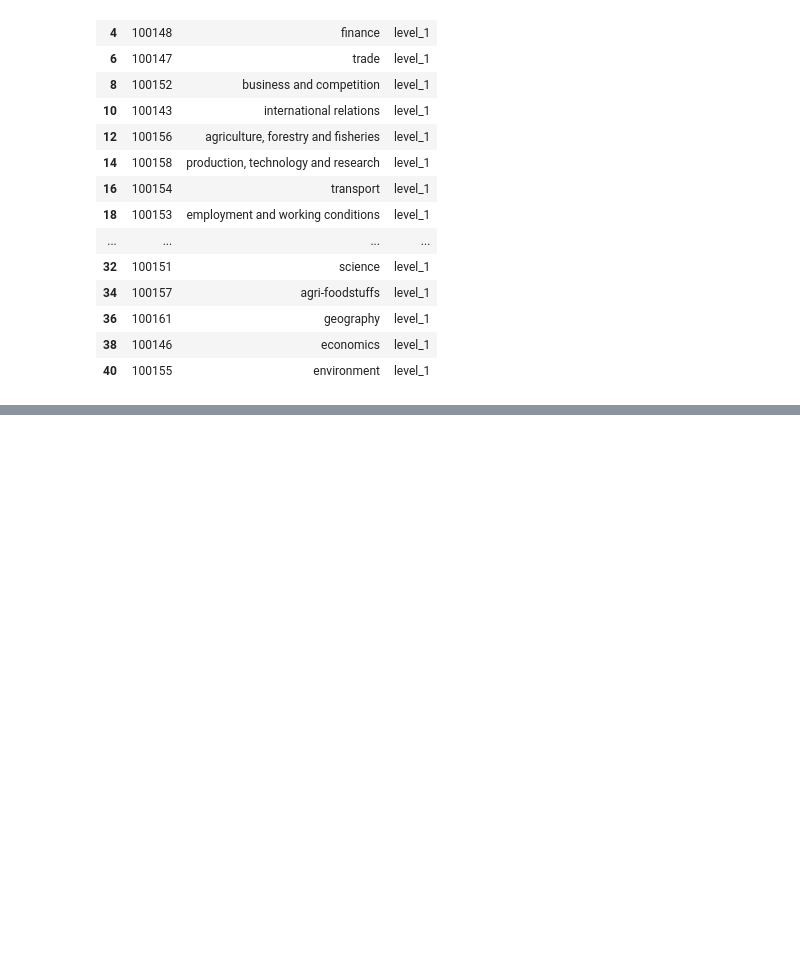
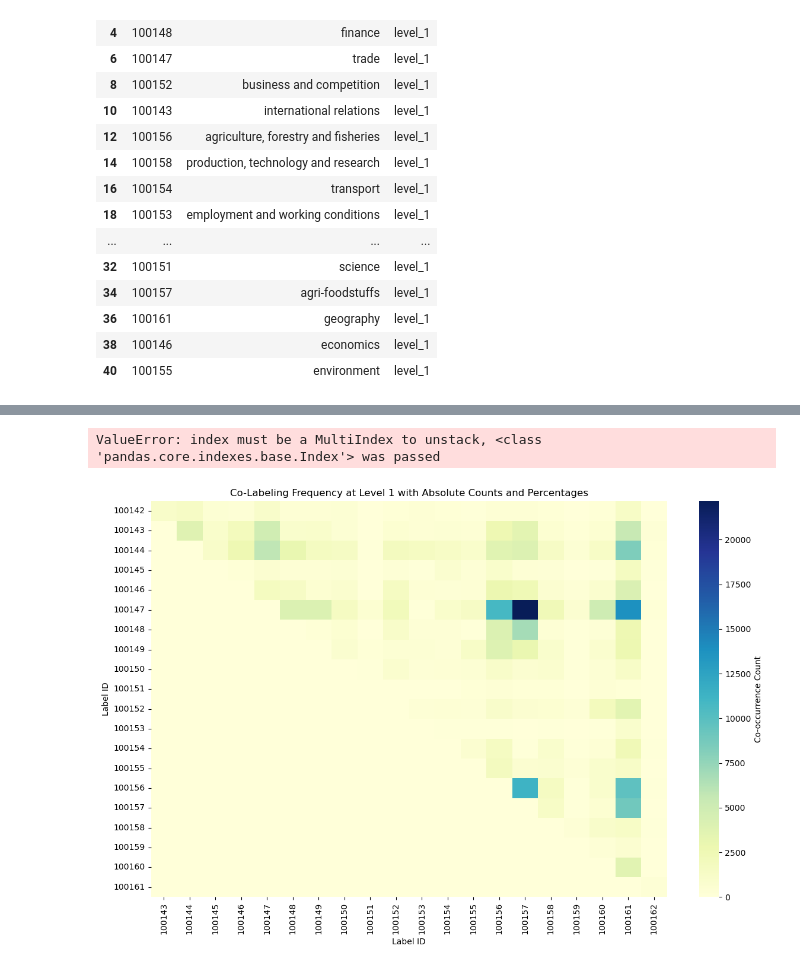
Before and after one commit to nguibe/NLP-Legal-document-classification, a Jupyter notebook: 1 - Data analysis.ipynb, the cells around one changed output, grey strips where cells are left out. Cells and saved outputs as stored; diff of their text form; code cells hidden in the pictures; blank space fills up the shorter version.

```diff
--- a/1 - Data analysis.ipynb
+++ b/1 - Data analysis.ipynb
@@ -491,0 +488,52 @@ test_freq = get_label_counts_per_split(df_reduced, "test")
+# %%
+# Secondly we study the co-labelling of laws, which labels are often used together
+
+level_1_labels = df_reduced['eurovoc_concepts'].apply(lambda x: x['level_1'])
+co_label_pairs = []
+for labels in level_1_labels:
+    co_label_pairs.extend(combinations(labels, 2))
+
+# Create a DataFrame of co-label counts
+co_label_counts = pd.Series(co_label_pairs).value_counts().unstack(fill_value=0)
+
+# Plot co-occurrence matrix as a heatmap
+plt.figure(figsize=(12, 8))
+sns.heatmap(co_label_counts, annot=True, fmt="d", cmap="YlGnBu", cbar_kws={'label': 'Co-occurrence Count'})
+plt.title("Co-Labeling Frequency at Level 1")
+plt.xlabel("Label ID")
+plt.ylabel("Label ID")
+plt.tight_layout()
+plt.show()
+# %% [output]
+ValueError: index must be a MultiIndex to unstack, <class 'pandas.core.indexes.base.Index'> was passed
+# %%
+# Secondly we study the co-labelling of laws, which labels are often used together
+
+def extract_level_1(concept):
+    if isinstance(concept, dict) and 'level_1' in concept:
+        level_1 = concept['level_1']
+        return level_1 if isinstance(level_1, list) else []
+    return []
+
+level_1_labels = df_reduced['eurovoc_concepts'].apply(extract_level_1)
+
+# Generate co-label pairs and count to compute matrix
+co_label_pairs = []
+for labels in level_1_labels:
+    if isinstance(labels, list) and len(labels) >= 2:
+        co_label_pairs.extend(combinations(sorted(labels), 2))  # sort to avoid duplicate pairs
+multi_index = pd.MultiIndex.from_tuples(co_label_pairs, names=['Label_1', 'Label_2'])
+co_label_series = pd.Series(1, index=multi_index)  # set value 1 for each pair
+co_label_counts = co_label_series.groupby(level=[0, 1]).sum()
+co_label_counts_df = co_label_counts.unstack(fill_value=0)
+
+# Plot
+plt.figure(figsize=(12, 8))
+sns.heatmap(co_label_counts_df, fmt="s", cmap="YlGnBu", cbar_kws={'label': 'Co-occurrence Count'})
+plt.title("Co-Labeling Frequency at Level 1 with Absolute Counts and Percentages")
+plt.xlabel("Label ID")
+plt.ylabel("Label ID")
+plt.tight_layout()
+plt.show()
+# %% [output]
+[figure, added]
```
Also changed, not shown: parts of 9 cells of this notebook.
